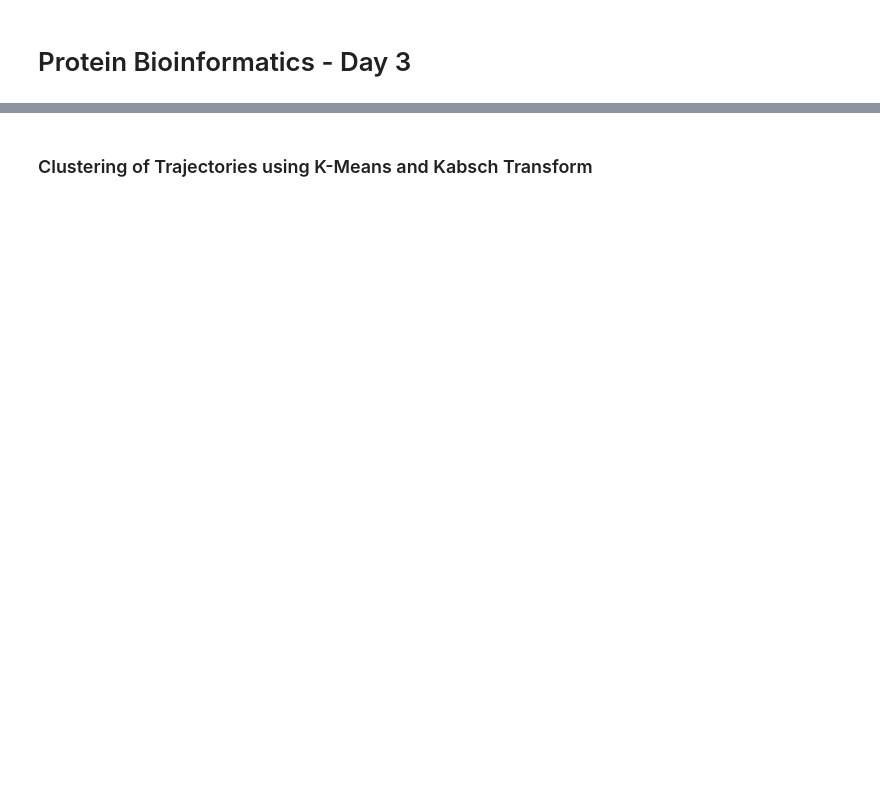
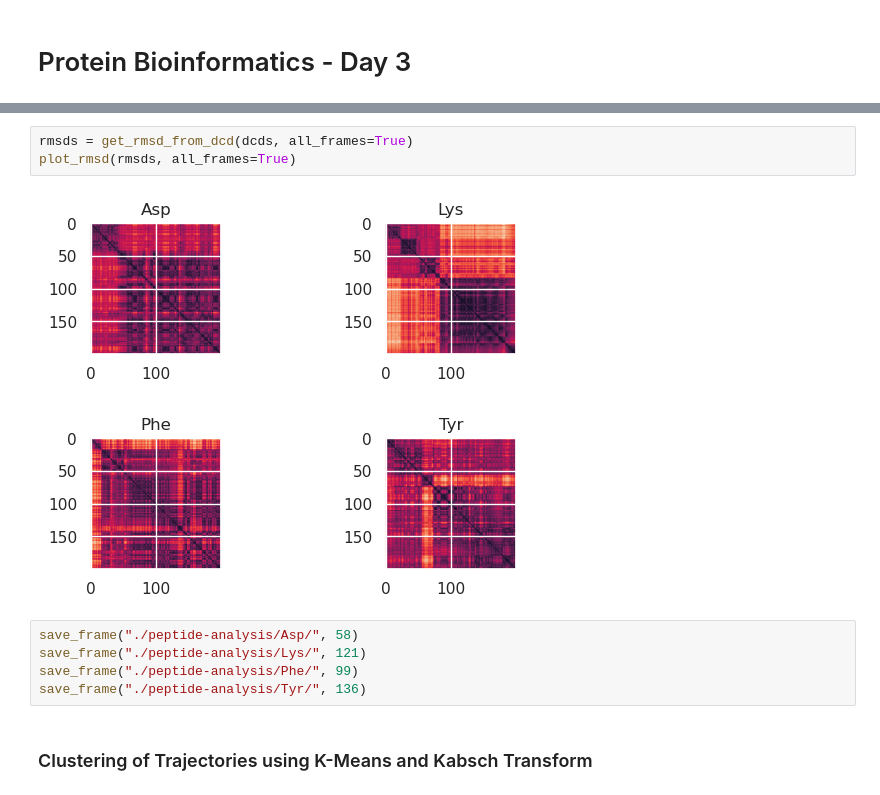
Before and after one commit to AxelGiottonini/protein_bioinformatics, a Jupyter notebook: day_3.ipynb, the cells around one changed output, grey strips where cells are left out. Drawn from its saved outputs; the diff is of its cells as text; blank space fills up the shorter version.

```diff
--- a/day_3.ipynb
+++ b/day_3.ipynb
@@ -140,3 +194,13 @@ centroid
+# %%
+rmsds = get_rmsd_from_dcd(dcds, all_frames=True)
+plot_rmsd(rmsds, all_frames=True)
+# %% [output]
+[figure, added]
+# %%
+save_frame("./peptide-analysis/Asp/", 58)
+save_frame("./peptide-analysis/Lys/", 121)
+save_frame("./peptide-analysis/Phe/", 99)
+save_frame("./peptide-analysis/Tyr/", 136)
 # %% [markdown]
 ### Clustering of Trajectories using K-Means and Kabsch Transform
 # %%
```
Also changed, not shown: parts of 11 cells of this notebook.
